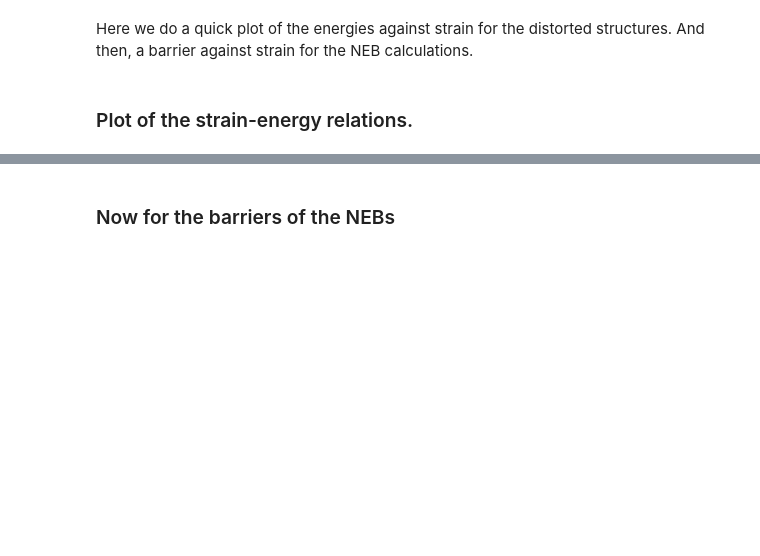
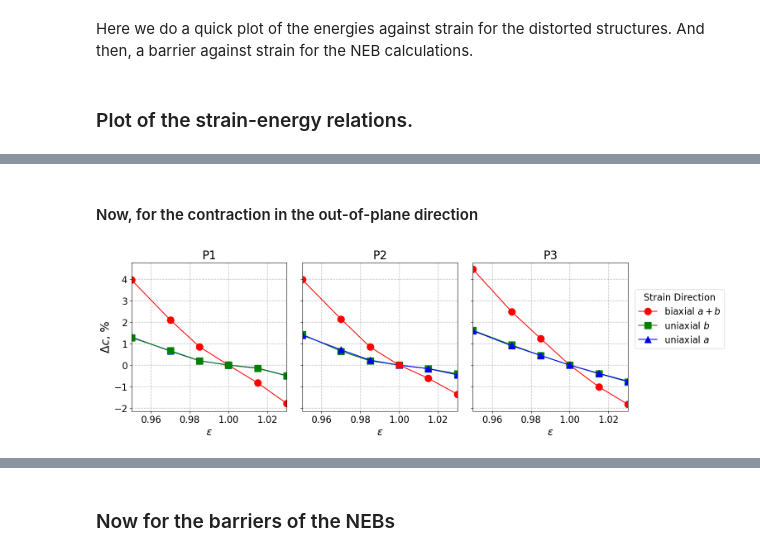
Before and after one commit to armmorin/strained, a Jupyter notebook: notebook.ipynb, the cells around one changed output, grey strips where cells are left out. Drawn from its saved outputs; the diff is of its cells as text; code cells hidden in the pictures; blank space fills up the shorter version.

```diff
--- a/notebook.ipynb
+++ b/notebook.ipynb
@@ -804,0 +1073,77 @@ plt.show()
+# %% [markdown]
+#### Now, for the contraction in the out-of-plane direction
+# %%
+import pandas as pd
+import numpy as np
+import matplotlib.pyplot as plt
+
+%matplotlib inline
+
+# Read the data from the csv file
+data = pd.read_csv('strained_perovskite_energies.csv')
+
+# There will be a plot for every dopant. The markers will be different for each mask value. They will all contain the equilibrium energy
+
+# Sort the data by the masks: biaxial, x-axis, y-axis
+data = data.sort_values(by='mask')
+# Get the unique dopants
+dopants = data['dopant'].unique()
+
+# Generate a copy of the 'equil' mask data for each of the masks in the data
+for dopant in dopants:
+    # get the equilibrium data for the dopant
+    equil_data = data[(data['dopant']==dopant) & (data['mask']=='equil')]
+    for mask in data['mask'].unique():
+        if mask != 'equil':
+            mask_data = equil_data.copy()
+            mask_data['mask'] = mask
+            data = pd.concat([data, mask_data])
+# Sort the data by the in-plane strain
+data = data.sort_values(by='in_plane')
+
+# Set a color map for the masks
+colors = ['r', 'g', 'b']
+mask_colors = {mask:color for mask, color in zip(data['mask'].unique(), colors)}
+
+markers = ['o', 's', '^']
+mask_markers = {mask:marker for mask, marker in zip(data['mask'].unique(), markers)}
+
+# Drop the 'equil' mask data
+data = data[data['mask']!='equil']
+
+# Create a figure
+fig, ax = plt.subplots(1, len(dopants), figsize=(20, 4), sharey=True, gridspec_kw={'top': 0.95, 'bottom': 0.05, 'left': 0.15, 'right': 0.75, 'wspace': 0.1})
+
+xlims = [0.95, 1.03]
+
+names_dict = {'x_axis': r'uniaxial $a$', 'y_axis': r'uniaxial $b$', 'biaxial': r'biaxial $a+b$'}
+handles = []
+labels = []
+for dopant in dopants:
+    # Get the data for the dopant
+    dopant_data = data[data['dopant']==dopant]
+    # Get the unique mask values
+    masks = dopant_data['mask'].unique()
+
+    # Get the equilibrium energy
+    for mask in masks:
+        mask_data = dopant_data[dopant_data['mask']==mask]
+        # Find the value of c_lat that corresponds to unstrained structure
+        normalized_c = mask_data[mask_data['in_plane']==1.000]['c_lat'].values[0]
+        ax[dopant-1].plot(mask_data['in_plane'], 100 *(mask_data['c_lat'] - normalized_c)/normalized_c,
+                          label=names_dict[mask], color=mask_colors[mask], marker=mask_markers[mask], markersize=12)
+    ax[dopant-1].grid(True, linestyle='--', alpha=0.5, linewidth=1, color='gray')
+    ax[dopant-1].set_xlim(xlims)
+    ax[dopant-1].set_title(f'P{dopant}', fontsize=20)
+    ax[dopant-1].set_xlabel(r'$\varepsilon$', fontsize=18)
+    handles, labels = ax[dopant-1].get_legend_handles_labels()
+    ax[dopant-1].yaxis.set_tick_params(labelsize=16)
+    ax[dopant-1].xaxis.set_tick_params(labelsize=16)
+
+ax[0].set_ylabel(r'$\Delta c$, %', fontsize=20)
+plt.legend(handles, labels, loc='upper right', title='Strain Direction', bbox_to_anchor=(1.65, 0.85), ncol=1, fontsize=16, title_fontsize=16)
+#plt.tight_layout()
+plt.savefig('strained_perovskite_c_latt.svg', format='svg')
+plt.show()
+# %% [output]
+[figure, added]
```
Also changed, not shown: parts of 25 cells of this notebook, 8 other files.
